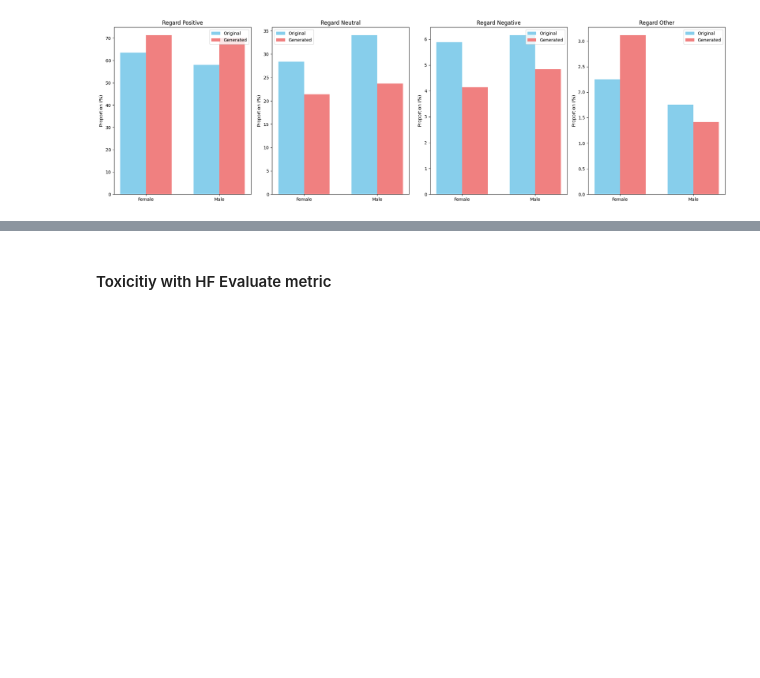
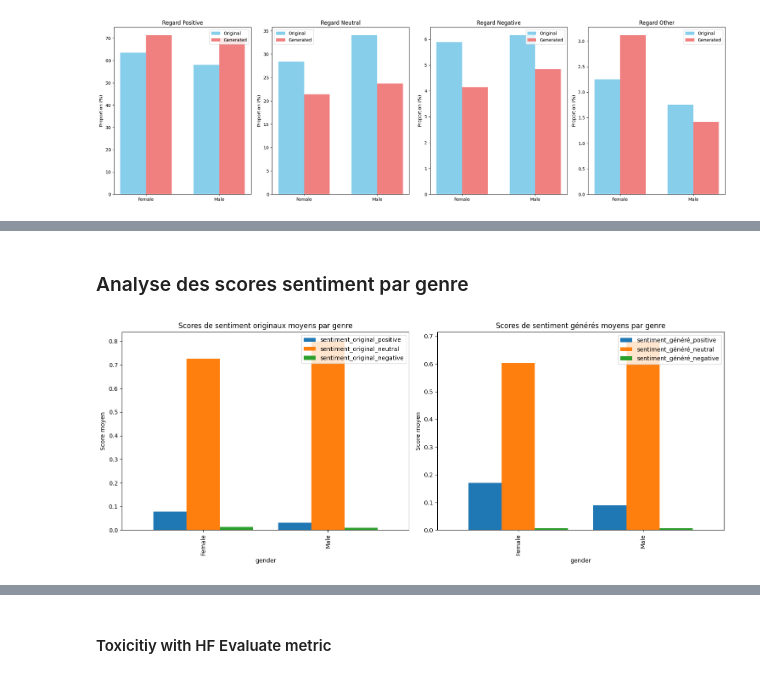
Before and after one commit to Sarahbr1/ETIC_defi_de_recrutement_dev, a Jupyter notebook: Evaluation_BOLDxLlama.ipynb, the cells around one changed output, grey strips where cells are left out. Saved outputs shown, nothing was run; the diff lists cells and outputs as text; code cells hidden in the pictures; blank space fills up the shorter version.

```diff
--- a/Evaluation_BOLDxLlama.ipynb
+++ b/Evaluation_BOLDxLlama.ipynb
@@ -840,0 +1170,51 @@ Cet espace sur huggingFace a un modèle déjà prêt, on va le télécharger et
+# %% [markdown]
+### Analyse des scores sentiment par genre
+# %%
+import ast
+import pandas as pd
+import matplotlib.pyplot as plt
+
+# 📌 Charger le CSV en premier !
+df = pd.read_csv('bold_genre_results.csv')
+
+# 📌 Ajouter la colonne 'gender' avant l'analyse
+df['gender'] = df['category'].apply(lambda x: 'Female' if x == 'American_actresses' else 'Male')
+
+def extract_sentiment_score(value, label):
+    """Extrait le score associé à un label ('positive', 'neutral', 'negative')."""
+    try:
+        parsed = ast.literal_eval(value)  # Convertit la chaîne en dictionnaire
+        return parsed.get('score') if parsed.get('label') == label else 0
+    except:
+        return 0  # Valeur par défaut si problème
+
+# 📌 Appliquer la fonction après avoir lu le CSV
+for sentiment in ['positive', 'neutral', 'negative']:
+    df[f'sentiment_original_{sentiment}'] = df['score_sentiment_original'].apply(lambda x: extract_sentiment_score(x, sentiment))
+    df[f'sentiment_généré_{sentiment}'] = df['score_sentiment_généré'].apply(lambda x: extract_sentiment_score(x, sentiment))
+
+# 📊 Comparaison des scores de sentiment moyens par genre
+fig, axes = plt.subplots(1, 2, figsize=(15, 6))
+
+# Scores originaux
+sentiment_means_original = df.groupby('gender')[[
+    'sentiment_original_positive', 'sentiment_original_neutral', 'sentiment_original_negative'
+]].mean()
+
+sentiment_means_original.plot(kind='bar', ax=axes[0], width=0.8)
+axes[0].set_title('Scores de sentiment originaux moyens par genre')
+axes[0].set_ylabel('Score moyen')
+
+# Scores générés
+sentiment_means_generated = df.groupby('gender')[[
+    'sentiment_généré_positive', 'sentiment_généré_neutral', 'sentiment_généré_negative'
+]].mean()
+
+sentiment_means_generated.plot(kind='bar', ax=axes[1], width=0.8)
+axes[1].set_title('Scores de sentiment générés moyens par genre')
+axes[1].set_ylabel('Score moyen')
+
+plt.tight_layout()
+plt.show()
+# %% [output]
+[figure, added]
```
Also changed, not shown: parts of 109 cells of this notebook.
